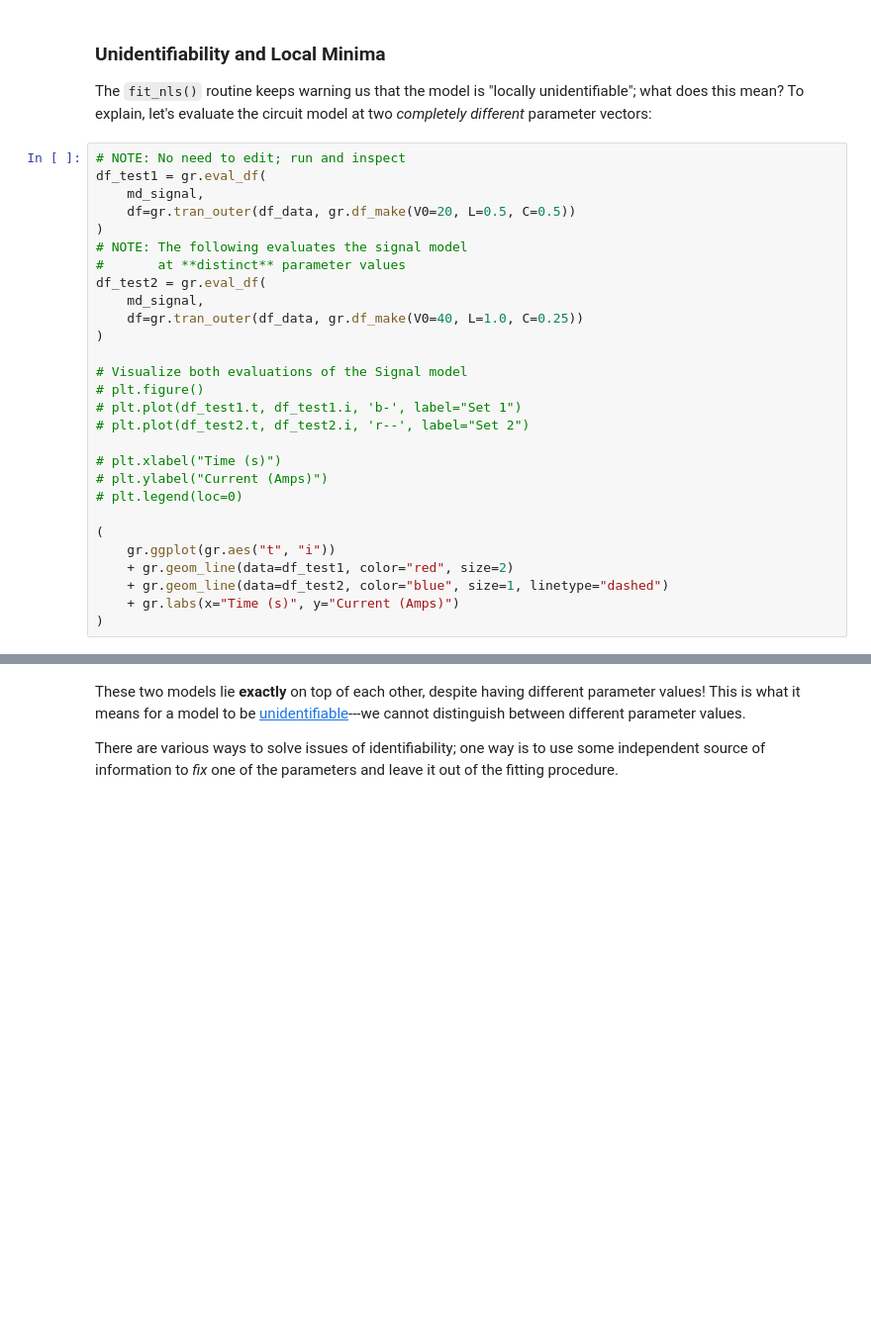
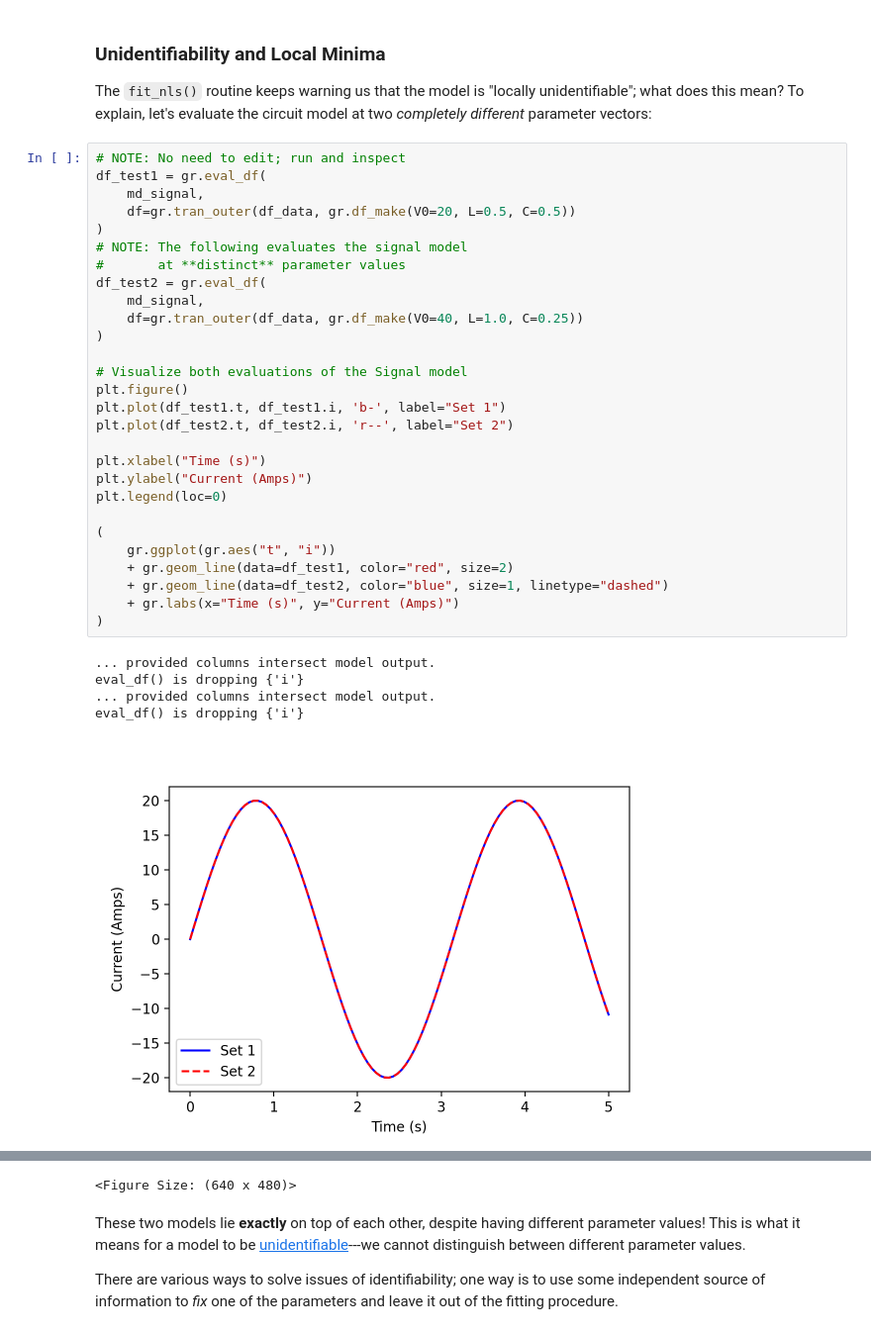
Before and after one commit to amineeva/PDO, a Jupyter notebook: assignments/nb1-unconstrained-assignment.ipynb, the cells around one changed output, grey strips where cells are left out. Shown at 99% size. Drawn from its saved outputs; the diff is of its cells as text; blank space fills up the shorter version.

```diff
--- a/assignments/nb1-unconstrained-assignment.ipynb
+++ b/assignments/nb1-unconstrained-assignment.ipynb
@@ -825,28 +898,34 @@ The `fit_nls()` routine keeps warning us that the model is "locally unidentifiab
 # %%
 # NOTE: No need to edit; run and inspect
 df_test1 = gr.eval_df(
     md_signal,
     df=gr.tran_outer(df_data, gr.df_make(V0=20, L=0.5, C=0.5))
 )
 # NOTE: The following evaluates the signal model
 #       at **distinct** parameter values
 df_test2 = gr.eval_df(
     md_signal,
     df=gr.tran_outer(df_data, gr.df_make(V0=40, L=1.0, C=0.25))
 )
 
 # Visualize both evaluations of the Signal model
-# plt.figure()
-# plt.plot(df_test1.t, df_test1.i, 'b-', label="Set 1")
-# plt.plot(df_test2.t, df_test2.i, 'r--', label="Set 2")
+plt.figure()
+plt.plot(df_test1.t, df_test1.i, 'b-', label="Set 1")
+plt.plot(df_test2.t, df_test2.i, 'r--', label="Set 2")
 
-# plt.xlabel("Time (s)")
-# plt.ylabel("Current (Amps)")
-# plt.legend(loc=0)
+plt.xlabel("Time (s)")
+plt.ylabel("Current (Amps)")
+plt.legend(loc=0)
 
 (
     gr.ggplot(gr.aes("t", "i"))
     + gr.geom_line(data=df_test1, color="red", size=2)
     + gr.geom_line(data=df_test2, color="blue", size=1, linetype="dashed")
     + gr.labs(x="Time (s)", y="Current (Amps)")
 )
+# %% [output]
+... provided columns intersect model output.
+eval_df() is dropping {'i'}
+... provided columns intersect model output.
+eval_df() is dropping {'i'}
+[figure, added]
@@ -853,3 +933,4 @@ df_test2 = gr.eval_df(
+<Figure Size: (640 x 480)>
 # %% [markdown]
 These two models lie **exactly** on top of each other, despite having different parameter values! This is what it means for a model to be [unidentifiable](https://en.wikipedia.org/wiki/Identifiability)---we cannot distinguish between different parameter values.
 
```
Also changed, not shown: parts of 14 cells of this notebook.
